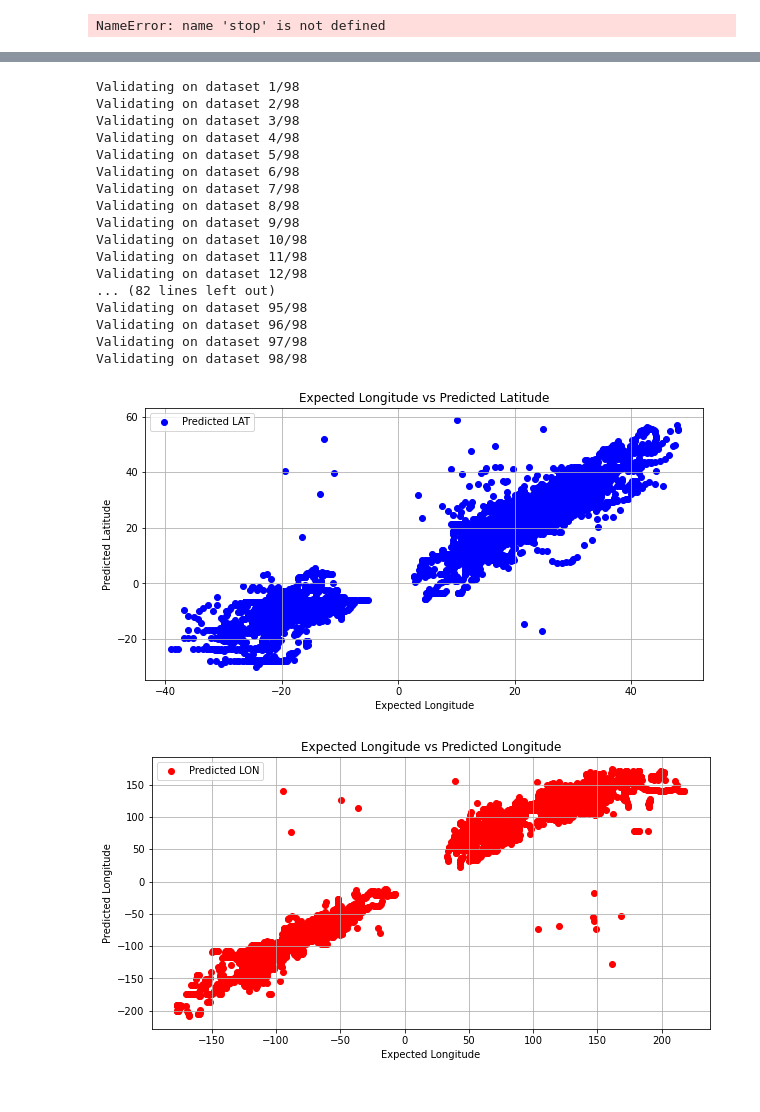
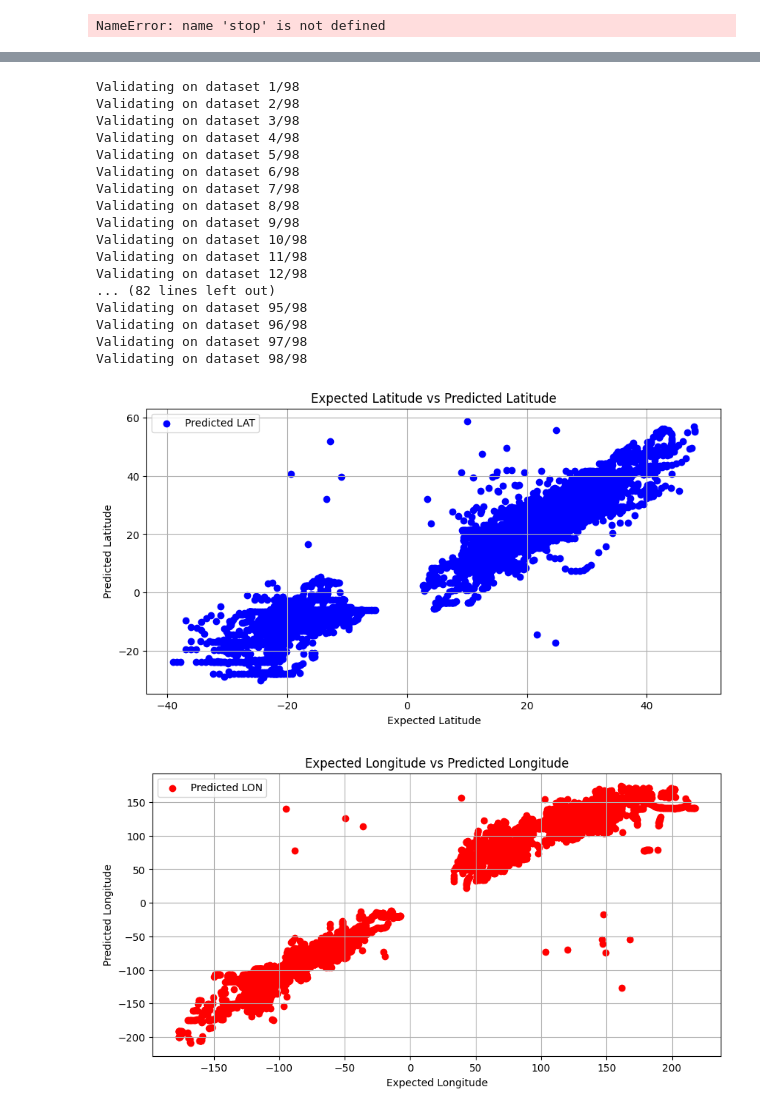
Before and after one commit to dat-adi/orkanskader, a Jupyter notebook: Deep_Learning_Hurricane_Location.ipynb, the cells around one changed output, grey strips where cells are left out. Drawn from its saved outputs; the diff is of its cells as text; code cells hidden in the pictures.

```diff
--- a/Deep_Learning_Hurricane_Location.ipynb
+++ b/Deep_Learning_Hurricane_Location.ipynb
@@ -12,9 +12,9 @@ import torch.nn as nn
 import numpy as np
 import matplotlib.pyplot as plt
 # %%
-os.getcwd(),os.listdir()
-# drive.mount('/content/drive')
-file_path1 = '/cis/home/ywen15/Documents/Tornados/ibtracs.since1980.list.v04r01.csv'  #the north atlantic data from https://zenodo.org/records/12740372
+print(os.getcwd(),os.listdir())
+
+file_path1 = 'data/ibtracs.since1980.list.v04r01.csv'  #the north atlantic data from https://zenodo.org/records/12740372
 df1 = pd.read_csv(file_path1)
 
 df1 = df1.iloc[:, 1:]
@@ -271,41 +269,41 @@ for dataset_idx, dataset in enumerate(val_datasets):
 #plot expected latitutde/longitude vs actual latitude/longitude
 plt.figure(figsize=(10, 5))
 plt.scatter(expected_lat_list, predicted_lat_list, c='blue', label='Predicted LAT')
-plt.title("Expected Longitude vs Predicted Latitude")
-plt.xlabel("Expected Longitude")
+plt.title("Expected Latitude vs Predicted Latitude")
+plt.xlabel("Expected Latitude")
 plt.ylabel("Predicted Latitude")
 plt.legend()
 plt.grid()
 plt.show()
 
 plt.figure(figsize=(10, 5))
 plt.scatter(expected_lon_list, predicted_lon_list, c='red', label='Predicted LON')
 plt.title("Expected Longitude vs Predicted Longitude")
 plt.xlabel("Expected Longitude")
 plt.ylabel("Predicted Longitude")
 plt.legend()
 plt.grid()
 plt.show()
 # %% [output]
 Validating on dataset 1/98
 Validating on dataset 2/98
 Validating on dataset 3/98
 Validating on dataset 4/98
 Validating on dataset 5/98
 Validating on dataset 6/98
 Validating on dataset 7/98
 Validating on dataset 8/98
 Validating on dataset 9/98
 Validating on dataset 10/98
 Validating on dataset 11/98
 Validating on dataset 12/98
 ... (82 lines left out)
 Validating on dataset 95/98
 Validating on dataset 96/98
 Validating on dataset 97/98
 Validating on dataset 98/98
-[figure, old version]
+[figure, new version]
-[figure, old version]
+[figure, new version]
 # %%
 #testing and print out testing result
 
```
Also changed, not shown: parts of 7 cells of this notebook, 3 other files.
